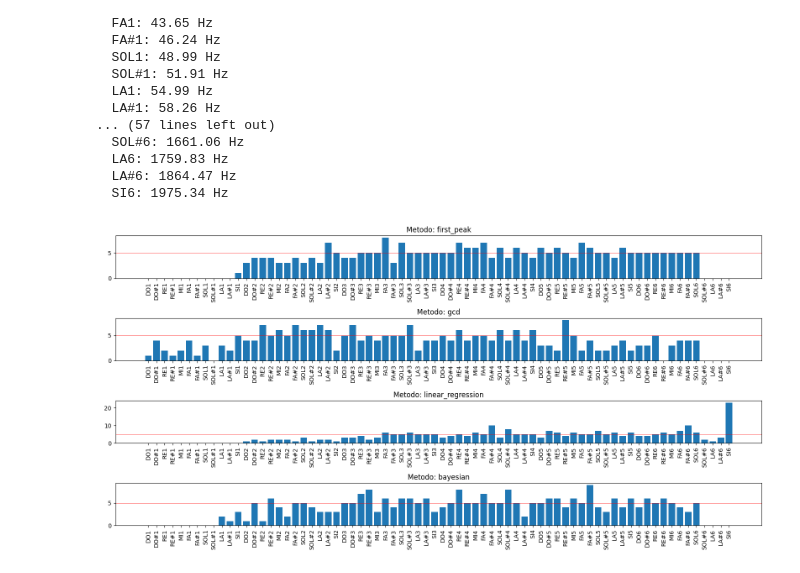
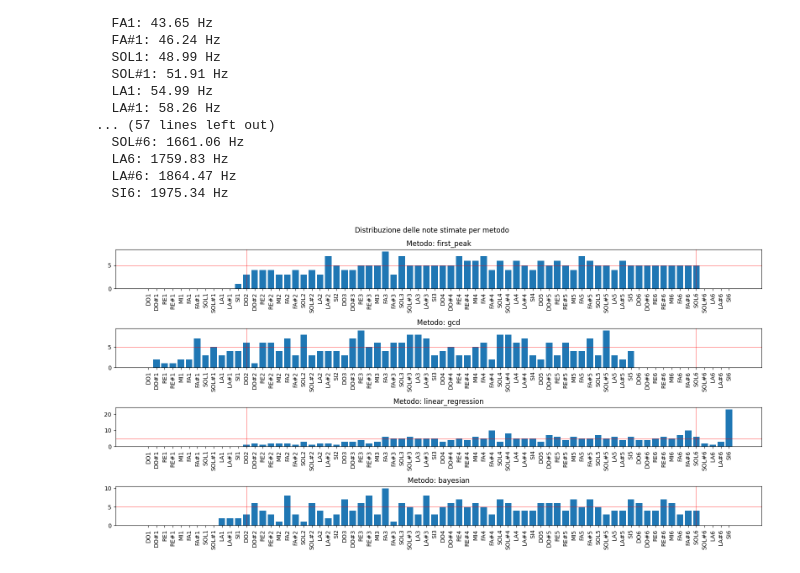
Before and after one commit to Lvetto/lmd_organo, a Jupyter notebook: calcolo_f0_batch.ipynb, the cells around one changed output. Drawn from its saved outputs; the diff is of its cells as text; code cells hidden in the pictures.

```diff
--- a/calcolo_f0_batch.ipynb
+++ b/calcolo_f0_batch.ipynb
@@ -21,7 +21,6 @@ Abbiamo alcune opzioni da confrontare per il calcolo della f0, tra cui:
 # %%
 def get_f0_first_peak(peak_freqs, freqs, spectrum):
     return peak_freqs[0] if len(peak_freqs) > 0 else None
-
 
 def get_f0_from_gcd(peak_freqs):
     if len(peak_freqs) < 2:
@@ -37,7 +36,8 @@ def get_f0_from_gcd(peak_freqs):
     best_score = float('inf')
 
     for f0 in candidates:
-        residual = np.sum(np.abs((peak_freqs / f0) - np.round(peak_freqs / f0)))
+        residuals = [f/f0 - round(f/ f0) for f in peak_freqs if f > f0]
+        residual = sum(residuals)
 
         if residual < best_score and np.round(peak_freqs / f0).min() > 0:  # Assicurati che ci siano armoniche valide
             best_score = residual
@@ -56,31 +56,3 @@ def get_f0_linear_regression(peak_freqs):
     A = np.vstack([x, np.ones(len(x))]).T
     m, c = np.linalg.lstsq(A, y, rcond=None)[0]
     return m  # La pendenza della retta è la f0 stimata
-
-
-"""
-observed_freqs = np.asarray(freqs_channel1[peaks], dtype=float)
-
-
-
-# Inizializzazione walker
-ndim, nwalkers = 3, 50
-
-f0_guess = np.min(observed_freqs)
-sigma_guess = 10.0  # Hz
-
-p0 = np.column_stack([
-    np.random.normal(f0_guess, f0_guess * 0.8, nwalkers),
-    np.random.normal(np.log(sigma_guess), 0.5, nwalkers),
-    np.random.uniform(0.5, 1.0, nwalkers)
-])
-
-sampler = emcee.EnsembleSampler(
-    nwalkers,
-    ndim,
-    log_prob_vect,
-    vectorize=True,
-)
-
-state = sampler.run_mcmc(p0, 100000, progress=True)
-"""
@@ -100,7 +70,6 @@ def get_limiti_prior(observed_freqs):
     ns_max = len(observed_freqs)
 
     return f_min, f_max, log_sigma_min, log_sigma_max, log_uniform
-
 
 def init_bayesian(observed_freqs, nwalkers=50):
     f_min, f_max, log_sigma_min, log_sigma_max, log_uniform = get_limiti_prior(observed_freqs)
@@ -179,7 +148,7 @@ def init_bayesian(observed_freqs, nwalkers=50):
 
 def get_f0_bayesian(peak_freqs, nwalkers=50, nsteps=3000):
     try:
-        peak_freqs = peak_freqs[:5]
+        peak_freqs = peak_freqs[:10]
         sampler, p0 = init_bayesian(peak_freqs, nwalkers=nwalkers)
         state = sampler.run_mcmc(p0, nsteps, progress=False)
         samples = sampler.get_chain(discard=nsteps//4, flat=True)
@@ -326,16 +295,21 @@ for method in types:
 # %%
 ordered_notes = list(note_freqs.keys())
 fig, axs = plt.subplots(len(types), 1, figsize=(16, 8))
+
+fig.suptitle("Distribuzione delle note stimate per metodo")
 
 for i, method in enumerate(types):
     counts = [binned_results[method].count(note) for note in ordered_notes]
     axs[i].bar(np.arange(len(ordered_notes)), counts, width=0.8)
     axs[i].set_title(f"Metodo: {method}")
     axs[i].set_xticks(np.arange(len(ordered_notes)))
     axs[i].set_xticklabels(ordered_notes, rotation=90)
     axs[i].axhline(5, color='red', linewidth=0.5)
+    axs[i].axvline(ordered_notes.index("DO2"), color='red', linewidth=0.5)
+    axs[i].axvline(ordered_notes.index("SOL6"), color='red', linewidth=0.5)
+
 
 plt.tight_layout()
 plt.show()
 # %% [output]
-[figure, old version]
+[figure, new version]
```
Also changed, not shown: parts of 2 cells of this notebook.
